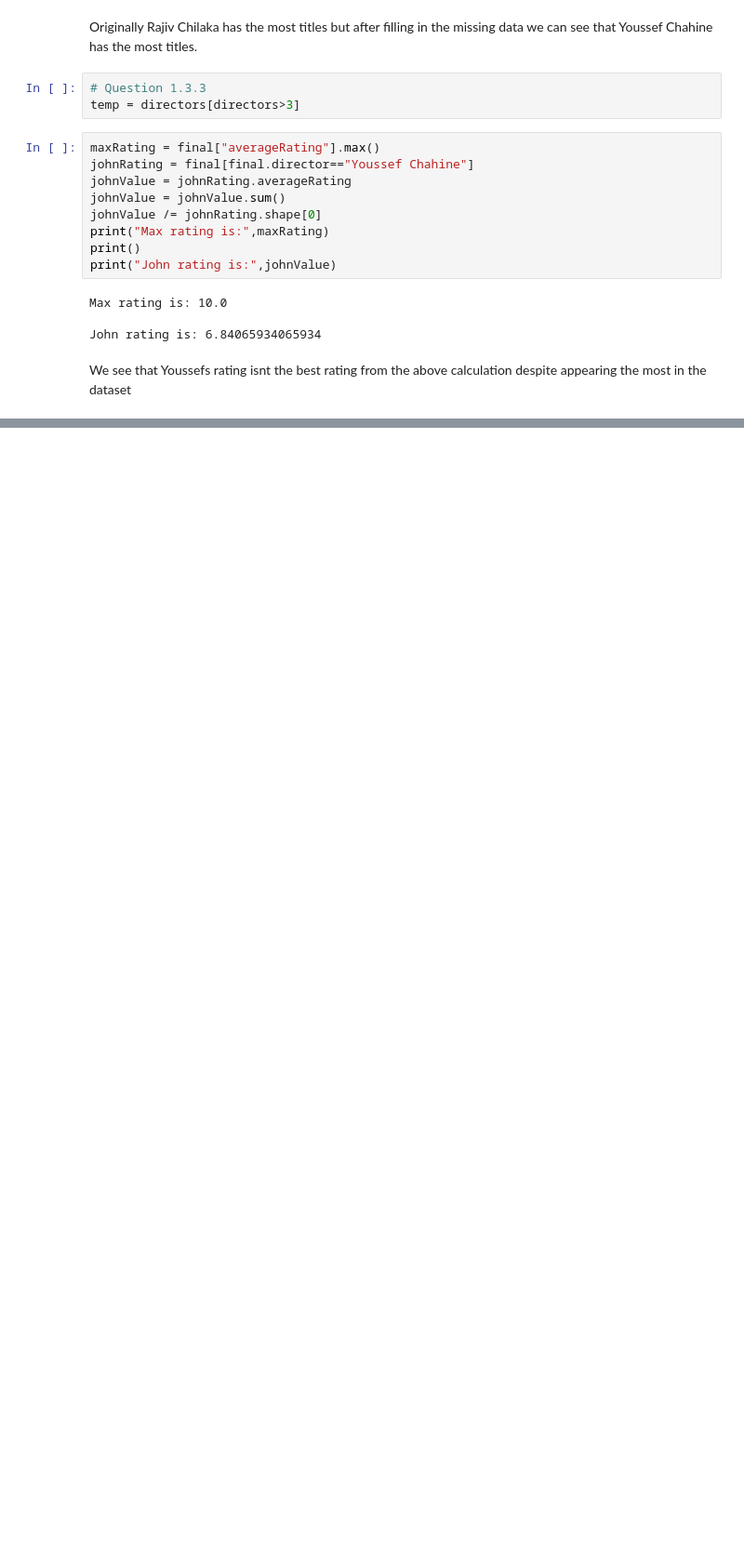
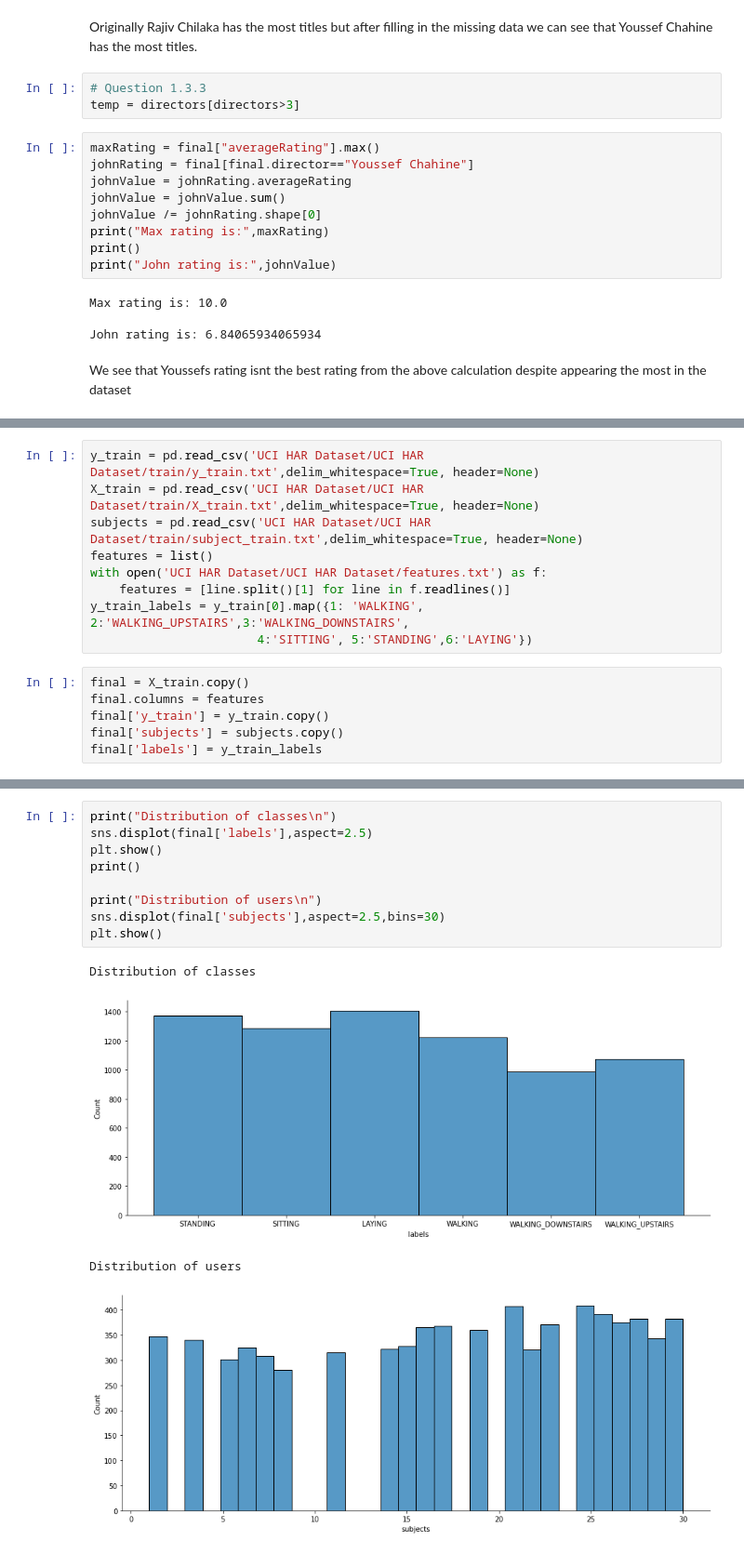
Before and after one commit to gfbangie/hopefullyworks, a Jupyter notebook: Exam-1828201.ipynb, the cells around one changed output, grey strips where cells are left out. Shown at 93% size. Cells and saved outputs as stored; diff of their text form; blank space fills up the shorter version.

```diff
--- a/Exam-1828201.ipynb
+++ b/Exam-1828201.ipynb
@@ -474,0 +502,15 @@ We see that Youssefs rating isnt the best rating from the above calculation desp
+# %%
+y_train = pd.read_csv('UCI HAR Dataset/UCI HAR Dataset/train/y_train.txt',delim_whitespace=True, header=None)
+X_train = pd.read_csv('UCI HAR Dataset/UCI HAR Dataset/train/X_train.txt',delim_whitespace=True, header=None)
+subjects = pd.read_csv('UCI HAR Dataset/UCI HAR Dataset/train/subject_train.txt',delim_whitespace=True, header=None)
+features = list()
+with open('UCI HAR Dataset/UCI HAR Dataset/features.txt') as f:
+    features = [line.split()[1] for line in f.readlines()]
+y_train_labels = y_train[0].map({1: 'WALKING', 2:'WALKING_UPSTAIRS',3:'WALKING_DOWNSTAIRS',
+                       4:'SITTING', 5:'STANDING',6:'LAYING'})
+# %%
+final = X_train.copy()
+final.columns = features
+final['y_train'] = y_train.copy()
+final['subjects'] = subjects.copy()
+final['labels'] = y_train_labels
@@ -474,0 +609,14 @@ We see that Youssefs rating isnt the best rating from the above calculation desp
+# %%
+print("Distribution of classes\n")
+sns.displot(final['labels'],aspect=2.5)
+plt.show()
+print()
+
+print("Distribution of users\n")
+sns.displot(final['subjects'],aspect=2.5,bins=30)
+plt.show()
+# %% [output]
+Distribution of classes
+[figure, added]
+Distribution of users
+[figure, added]
```
Also changed, not shown: parts of 133 cells of this notebook.
